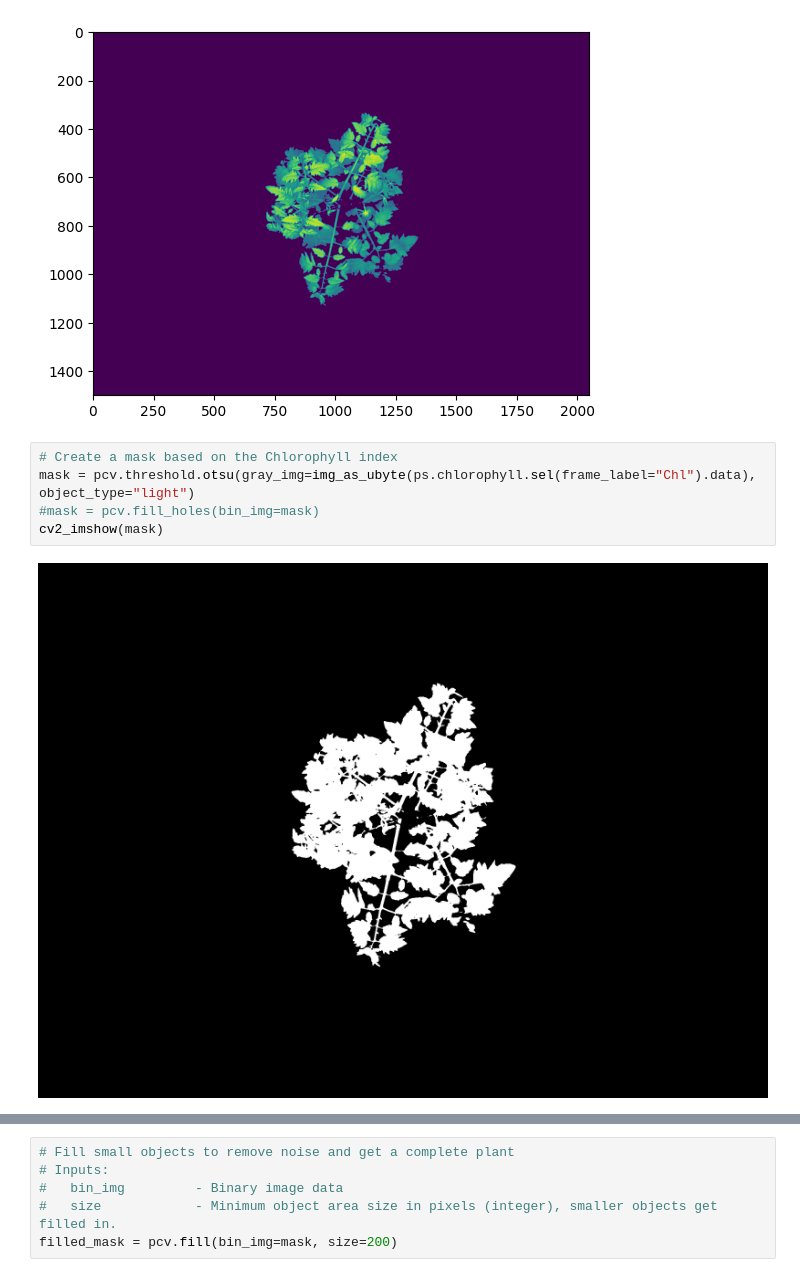
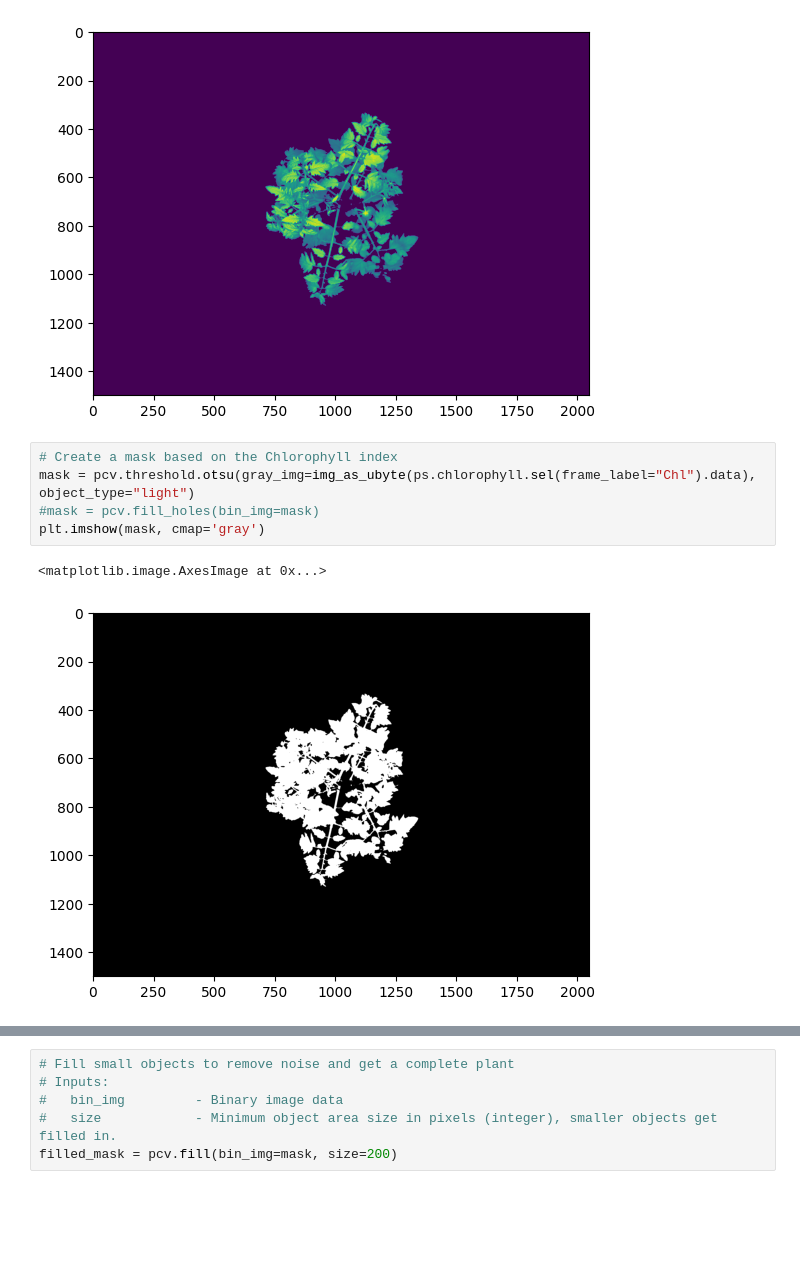
Before and after one commit to JTvD/Workshop_P4P, a Jupyter notebook: introduction.ipynb, the cells around one changed output, grey strips where cells are left out. Saved outputs shown, nothing was run; the diff lists cells and outputs as text; blank space fills up the shorter version.

```diff
--- a/introduction.ipynb
+++ b/introduction.ipynb
@@ -113,10 +112,11 @@ plt.imshow(chlorophyll)
 # %%
 # Create a mask based on the Chlorophyll index
 mask = pcv.threshold.otsu(gray_img=img_as_ubyte(ps.chlorophyll.sel(frame_label="Chl").data), object_type="light")
 #mask = pcv.fill_holes(bin_img=mask)
-cv2_imshow(mask)
+plt.imshow(mask, cmap='gray')
 # %% [output]
+<matplotlib.image.AxesImage at 0x...>
-[figure, old version]
+[figure, new version]
 # %%
 # Show the RGB image
 img = ps.spectral.pseudo_rgb
```
Also changed, not shown: parts of 9 cells of this notebook.
